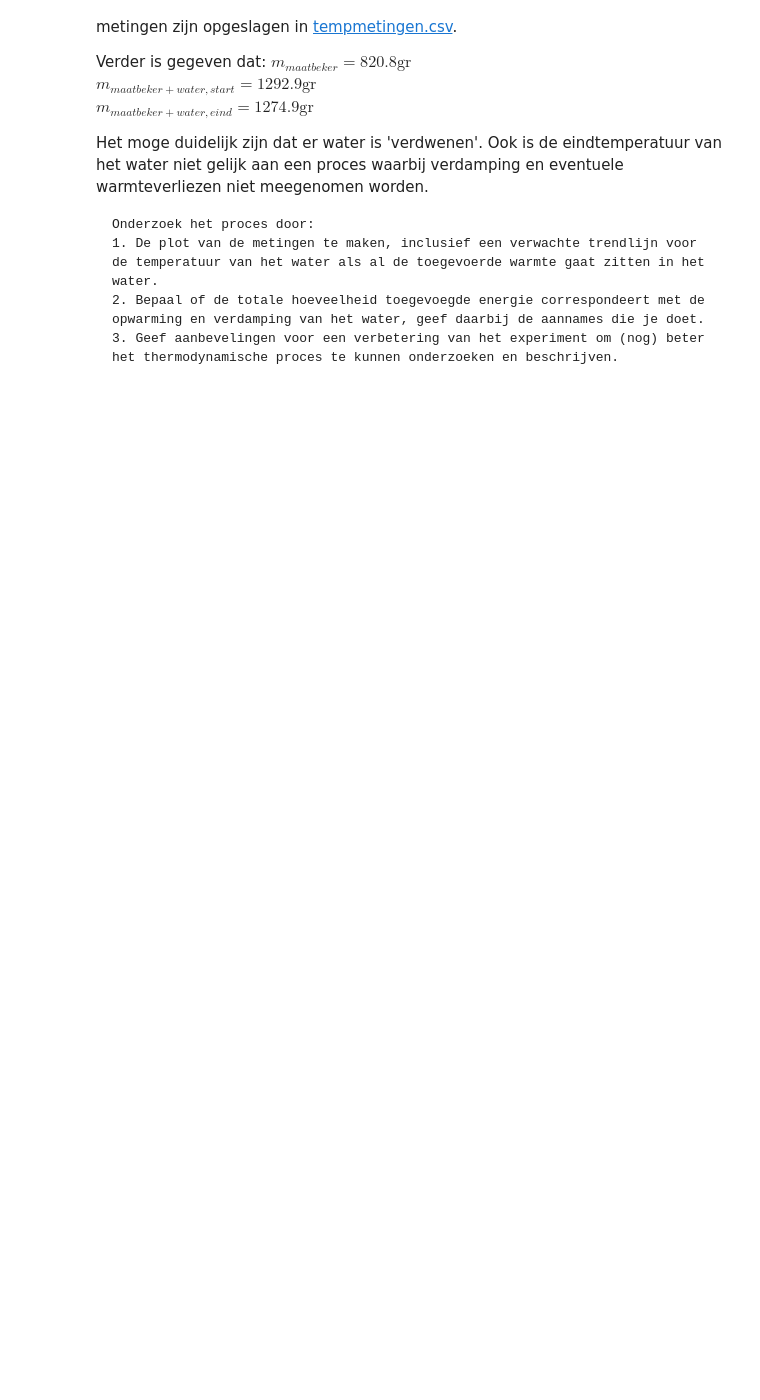
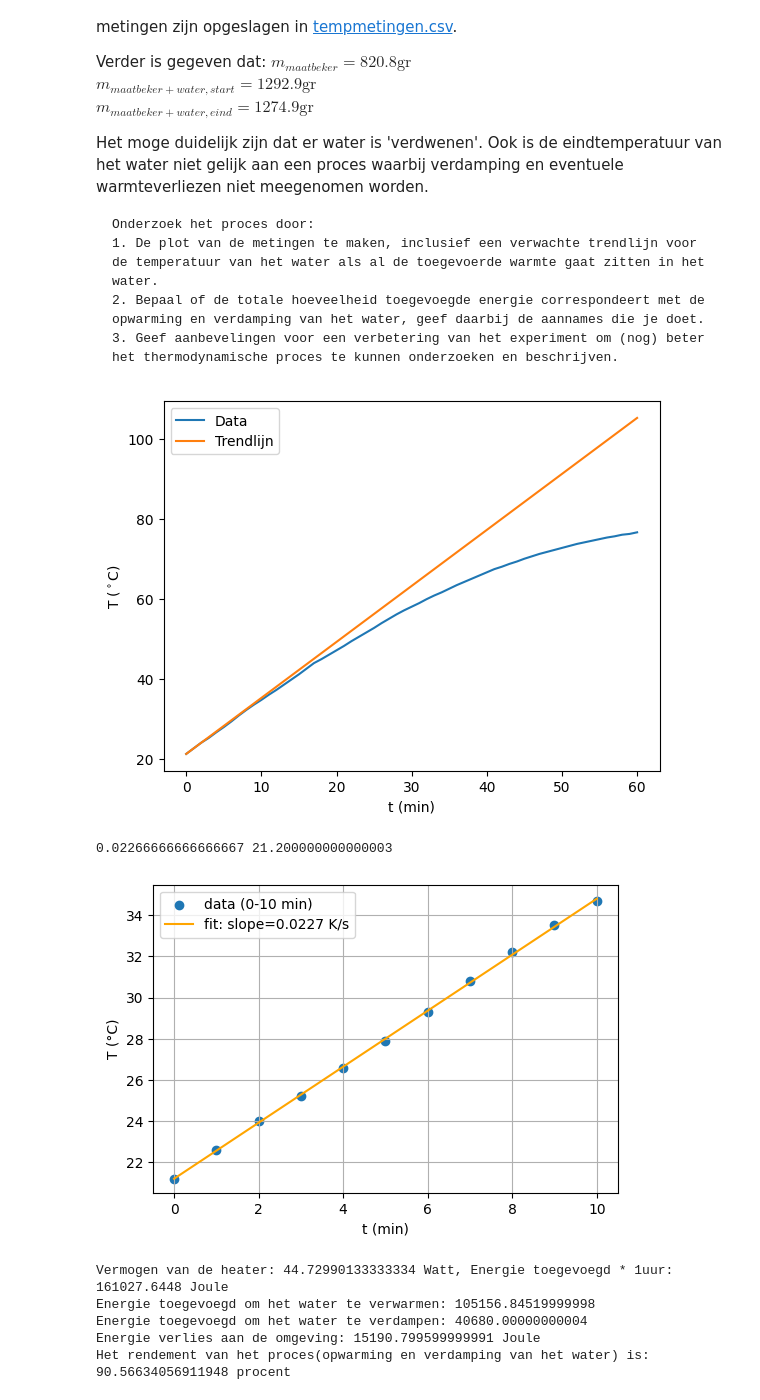
Before and after one commit to firebase21/Group7, a Jupyter notebook: Content/Labs/Verdamping.ipynb, the cells around one changed output. Cells and saved outputs as stored; diff of their text form; code cells hidden in the pictures; blank space fills up the shorter version.

Commit message:
Changes to Lab Verdamping Alvast

```diff
--- a/Content/Labs/Verdamping.ipynb
+++ b/Content/Labs/Verdamping.ipynb
@@ -30,53 +36,66 @@ temp = df["t (oC)"]
 def first_10():
     return a*x+b
 # %%
-P=46.04548
-labda_verdamping = 2.26e6
-c=4180
-massa_begin=0.4721
+# Parameters
+P = 46.04548                                        # Vermogen (W)
+labda_verdamping = 2.26e6                           # Labda
+c = 4180                                            # Soortelijke warmte (J/(Kkg))
+massa_begin=0.4721                                  # Massa (kg)
 massa_eind = 0.4541
 massa_verdampt = massa_begin-massa_eind
 
 x = np.linspace(0, 60, 60)
 y = P/(c*massa_begin)*x*60 + 21.2
 
+# Plot
 plt.figure()
-plt.plot(time, temp, label="meet Data")
-plt.plot(x,y, label="trend")
+plt.plot(time, temp, label="Data")
+plt.plot(x,y, label="Trendlijn")
 plt.xlabel("t (min)")
-plt.ylabel("T (oC)")
+plt.ylabel("T ($^\circ$C)")
 plt.legend()
 plt.show()
 
 mask = time <= 10
 t_lin = time[mask] * 60   # minuten → seconden
 T_lin = temp[mask]
 
 # lineaire fit: T = a*t + b
 a, b = np.polyfit(t_lin, T_lin, 1)
 print(a,b)
 
 # 3. Visualiseer fit
 plt.figure(figsize=(6,4))
 plt.scatter(t_lin/60, T_lin, label="data (0-10 min)")
 plt.plot(t_lin/60, a*t_lin + b, label=f"fit: slope={a:.4f} K/s", color="orange")
 plt.xlabel("t (min)")
 plt.ylabel("T (°C)")
 plt.legend()
 plt.grid(True)
 plt.show()
 
-
+# Waardes
 Totaal_vermogen = c*massa_begin*a
 Totaal_toegevoegd = Totaal_vermogen *3600
-print(f"Vermogen van de heater: {Totaal_vermogen} Watt, Energie toegevoegd * 1uur) {Totaal_toegevoegd} Joule") # in Joule
+print(f"Vermogen van de heater: {Totaal_vermogen} Watt, Energie toegevoegd * 1uur: {Totaal_toegevoegd} Joule") # in Joule
+
 E_water = c*massa_eind*(temp[60]-temp[0])
 print(f"Energie toegevoegd om het water te verwarmen: {E_water}")
+
 E_verdampt = labda_verdamping*massa_verdampt
 print(f"Energie toegevoegd om het water te verdampen: {E_verdampt}")
 
 E_verlies = Totaal_toegevoegd-E_water-E_verdampt
 print(f"Energie verlies aan de omgeving: {E_verlies} Joule")
 
 rendement = (Totaal_toegevoegd-E_verlies)/Totaal_toegevoegd *100
 print(f'Het rendement van het proces(opwarming en verdamping van het water) is: {rendement} procent')
+# %% [output]
+[figure, added]
+0.02266666666666667 21.200000000000003
+[figure, added]
+Vermogen van de heater: 44.72990133333334 Watt, Energie toegevoegd * 1uur: 161027.6448 Joule
+Energie toegevoegd om het water te verwarmen: 105156.84519999998
+Energie toegevoegd om het water te verdampen: 40680.00000000004
+Energie verlies aan de omgeving: 15190.799599999991 Joule
+Het rendement van het proces(opwarming en verdamping van het water) is: 90.56634056911948 procent
```
Also changed, not shown: parts of 5 cells of this notebook.
